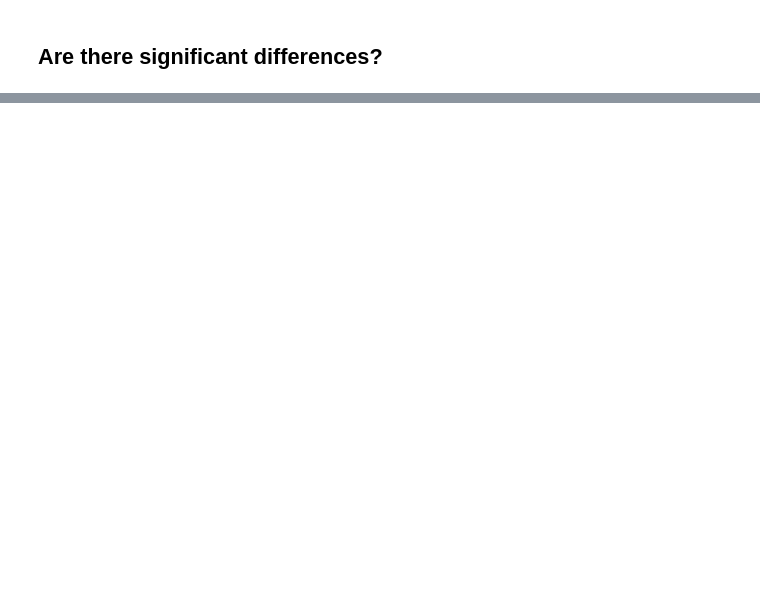
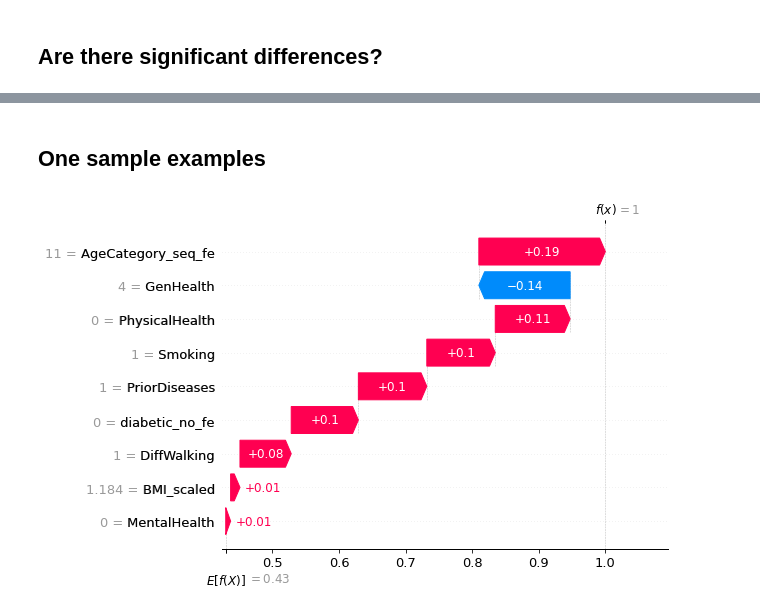
Before and after one commit to Portugapt/AAA-Explainability, a Jupyter notebook: source/4_interpretability/heart_interpretability.ipynb, the cells around one changed output, grey strips where cells are left out. Drawn from its saved outputs; the diff is of its cells as text; code cells hidden in the pictures; blank space fills up the shorter version.

```diff
--- a/source/4_interpretability/heart_interpretability.ipynb
+++ b/source/4_interpretability/heart_interpretability.ipynb
@@ -150,0 +270,11 @@ array([[ 0.02555159,  0.05046825,  0.07342063, ..., -0.00306746,
+# %% [markdown]
+## One sample examples
+# %%
+test_x_set_2 = X_test.sample(1, random_state = 123)
+# %%
+explainer_LinearSVC = shap.Explainer(SVC_model_1.predict, X_train)
+shap_values_LinearSVC = explainer_LinearSVC(test_x_set_2)
+# %%
+shap.plots.waterfall(shap_values_LinearSVC[66], max_display=14)
+# %% [output]
+[figure, added]
```
Also changed, not shown: parts of 19 cells of this notebook, 2 other files.
